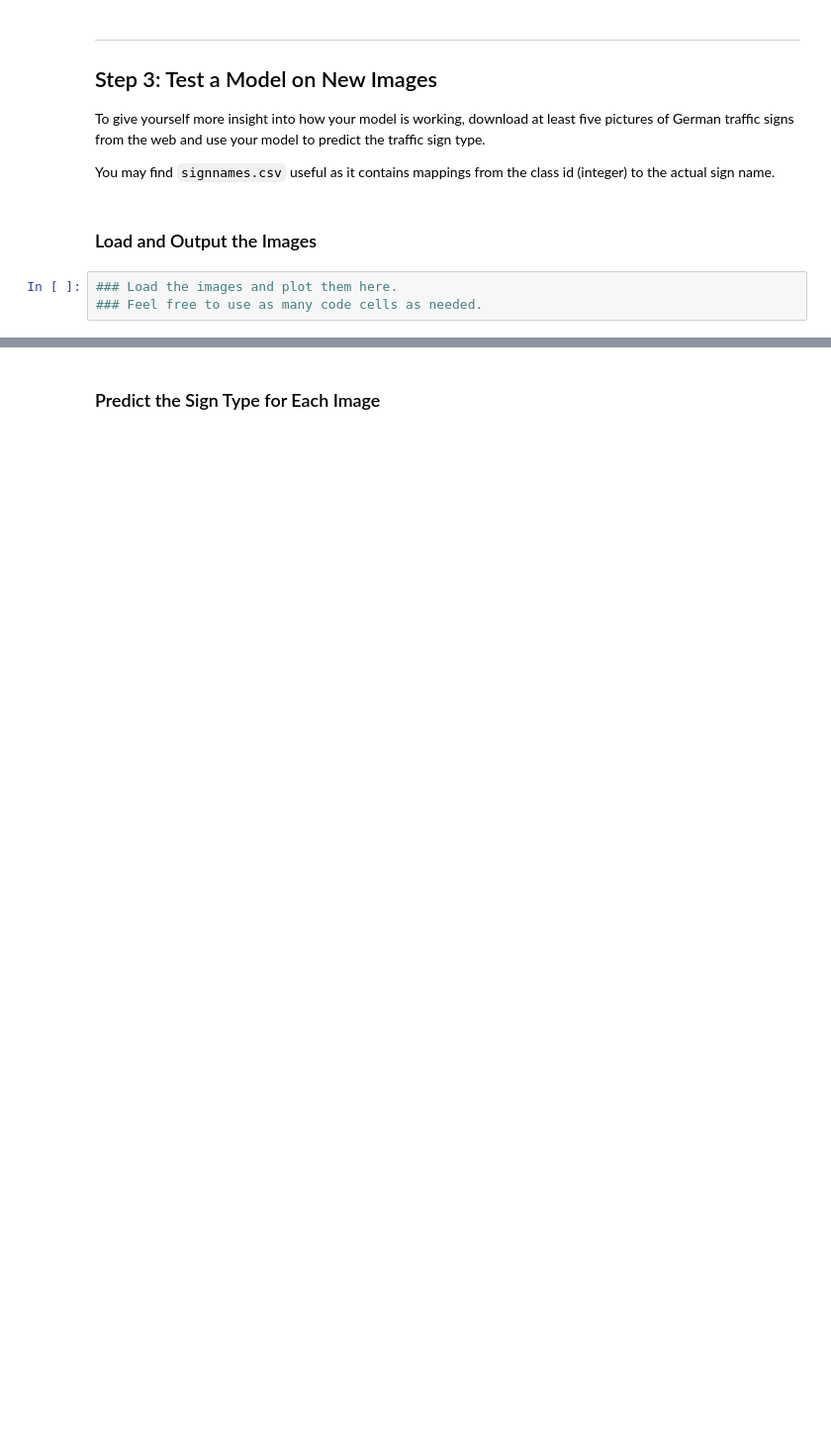
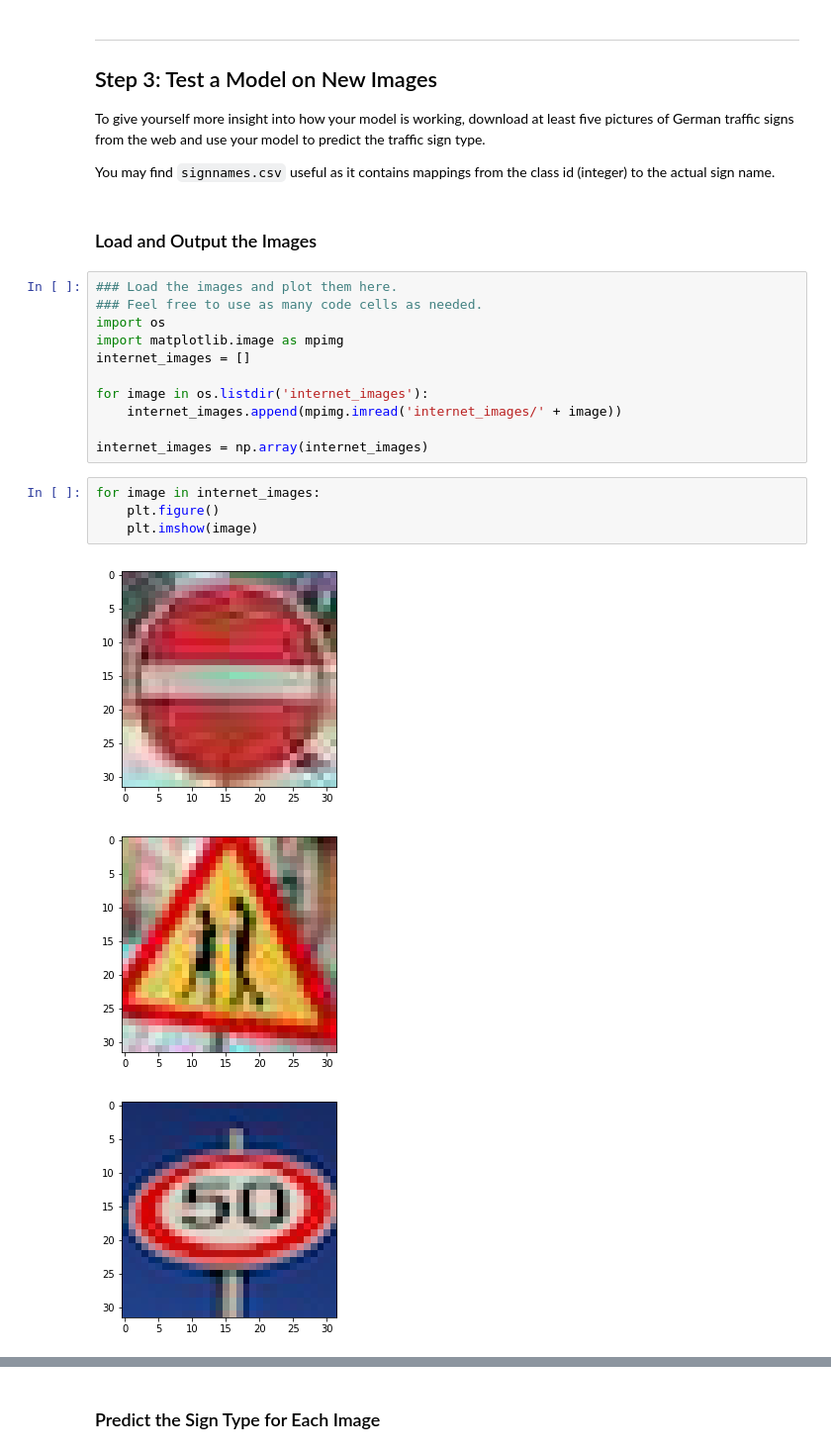
Before and after one commit to XCMer/CarND-Traffic-Sign-Classifier-Project, a Jupyter notebook: Traffic_Sign_Classifier.ipynb, the cells around one changed output, grey strips where cells are left out. Shown: that part at 99% size. Cells and saved outputs as stored; diff of their text form; blank space fills up the shorter version.

```diff
--- a/Traffic_Sign_Classifier.ipynb
+++ b/Traffic_Sign_Classifier.ipynb
@@ -283,3 +358,19 @@ You may find `signnames.csv` useful as it contains mappings from the class id (i
 # %%
 ### Load the images and plot them here.
 ### Feel free to use as many code cells as needed.
+import os
+import matplotlib.image as mpimg
+internet_images = []
+
+for image in os.listdir('internet_images'):
+    internet_images.append(mpimg.imread('internet_images/' + image))
+
+internet_images = np.array(internet_images)
+# %%
+for image in internet_images:
+    plt.figure()
+    plt.imshow(image)
+# %% [output]
+[figure, added]
+[figure, added]
+[figure, added]
```
Also changed, not shown: parts of 25 cells of this notebook, 8 other files.
